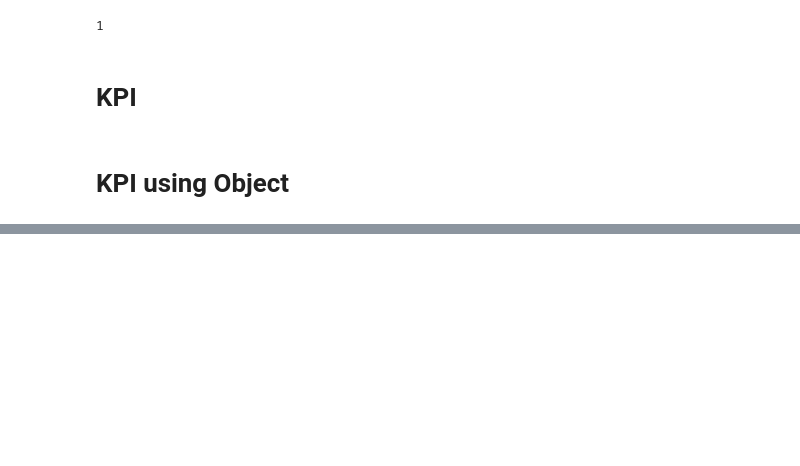
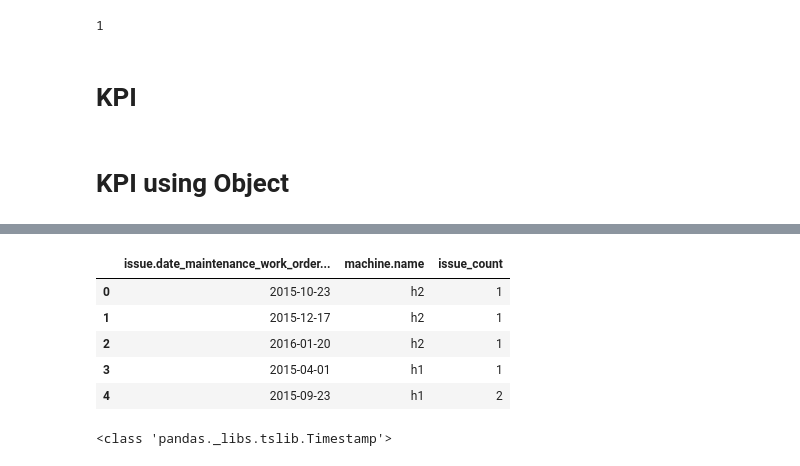
Before and after one commit to usnistgov/nestor, a Jupyter notebook: DatabaseStorage/Program/Main.ipynb, the cells around one changed output, grey strips where cells are left out. Cells and saved outputs as stored; diff of their text form; code cells hidden in the pictures; blank space fills up the shorter version.

```diff
--- a/DatabaseStorage/Program/Main.ipynb
+++ b/DatabaseStorage/Program/Main.ipynb
@@ -217,0 +208,15 @@ df
+# %%
+dataframe.head()
+# %% [output]
+|  | issue.date_maintenance_work_order... | machine.name | issue_count |
+| 0 | 2015-10-23 | h2 | 1 |
+| 1 | 2015-12-17 | h2 | 1 |
+| 2 | 2016-01-20 | h2 | 1 |
+| 3 | 2015-04-01 | h1 | 1 |
+| 4 | 2015-09-23 | h1 | 2 |
+# %%
+df = dataframe
+df["issue.date_maintenance_work_order_issue"] = pd.DatetimeIndex(df["issue.date_maintenance_work_order_issue"])
+print(type(df["issue.date_maintenance_work_order_issue"][0]))
+# %% [output]
+<class 'pandas._libs.tslib.Timestamp'>
```
Also changed, not shown: parts of 13 cells of this notebook, 2 other files.
